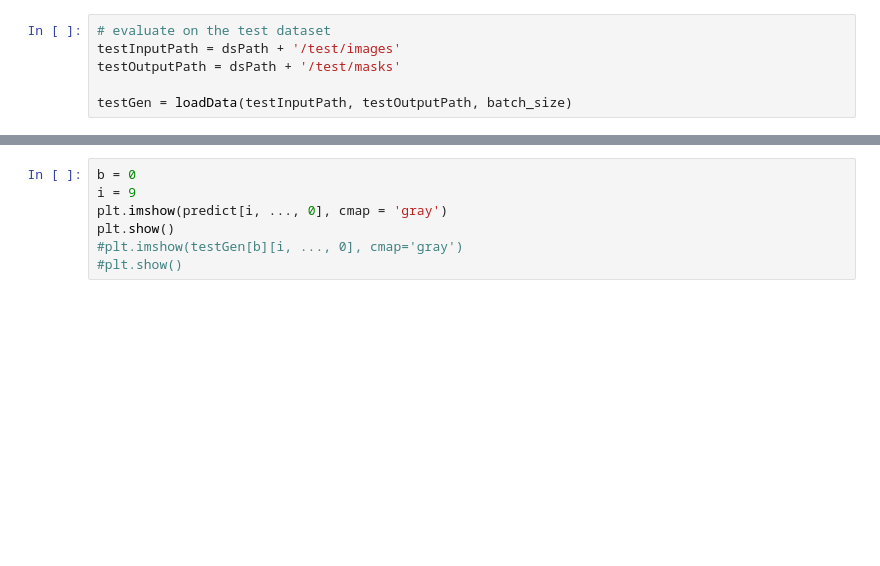
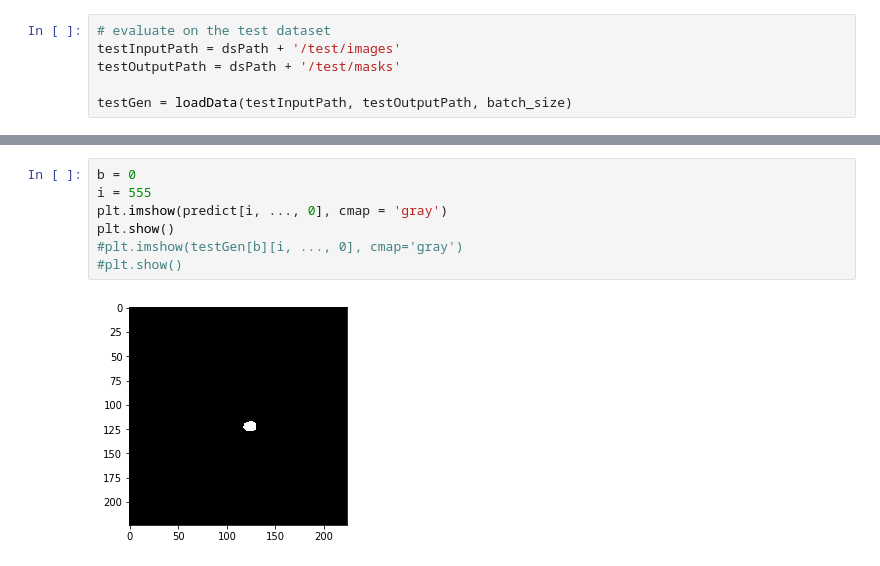
Before and after one commit to DevNesh/BA_BuildingRecognitionWithCNN, a Jupyter notebook: neural_networks/train_network_big.ipynb, the cells around one changed output, grey strips where cells are left out. Drawn from its saved outputs; the diff is of its cells as text; blank space fills up the shorter version.

```diff
--- a/neural_networks/train_network_big.ipynb
+++ b/neural_networks/train_network_big.ipynb
@@ -102,7 +149,9 @@ print (predict.shape)
 # %%
 b = 0
-i = 9
+i = 555
 plt.imshow(predict[i, ..., 0], cmap = 'gray')
 plt.show()
 #plt.imshow(testGen[b][i, ..., 0], cmap='gray')
 #plt.show()
+# %% [output]
+[figure, added]
```
Also changed, not shown: parts of 9 cells of this notebook, 12 other files.
